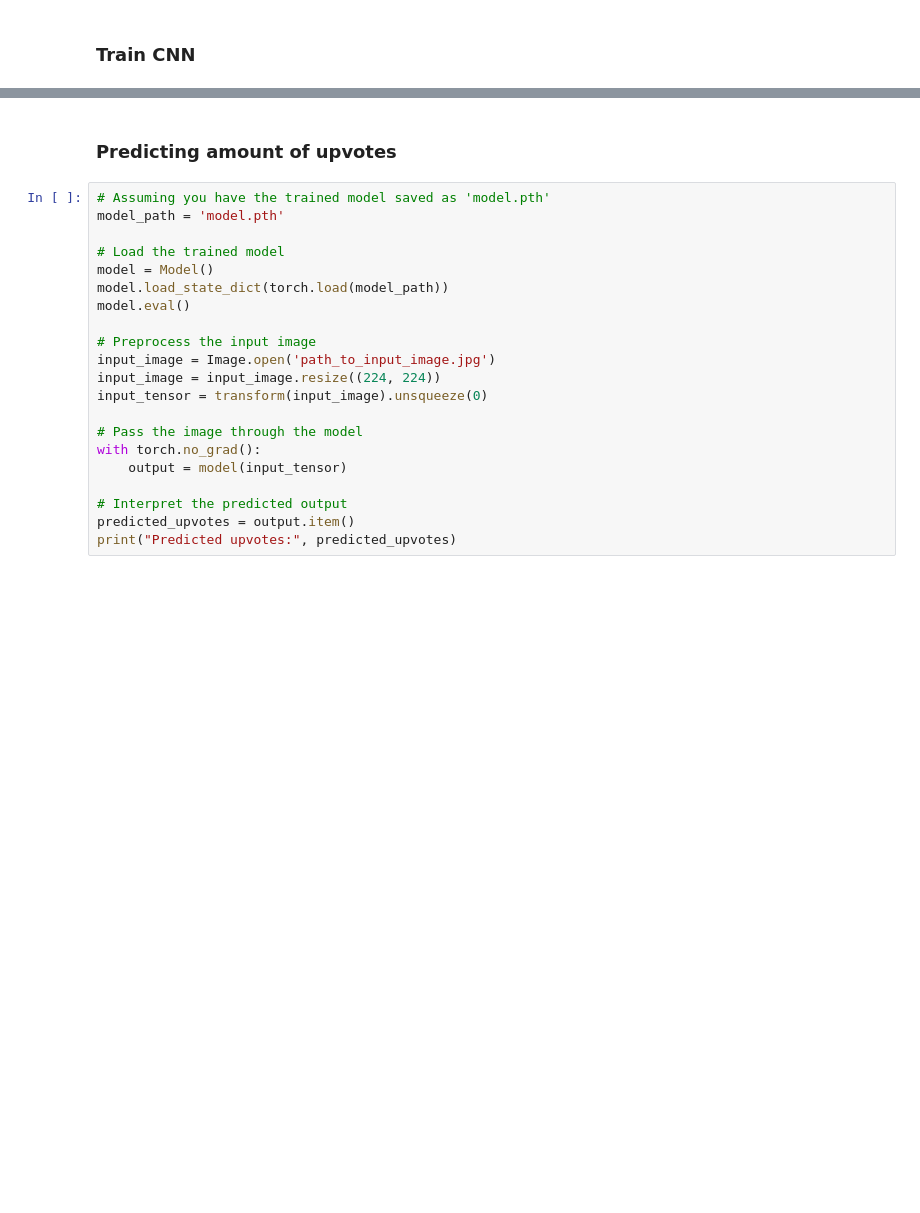
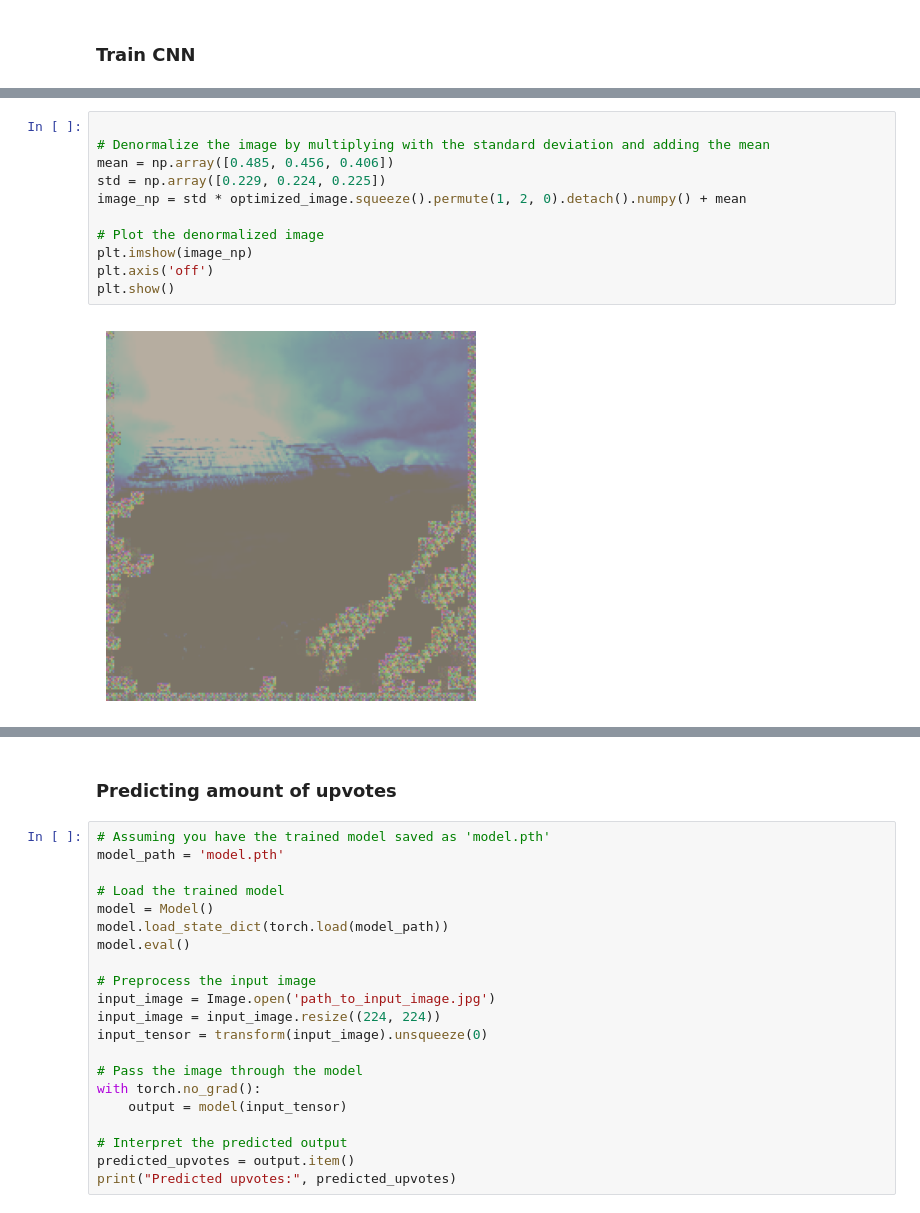
Before and after one commit to ChristofferDreist/RedditUpvotes, a Jupyter notebook: Dataset download.ipynb, the cells around one changed output, grey strips where cells are left out. Drawn from its saved outputs; the diff is of its cells as text; blank space fills up the shorter version.

```diff
--- a/Dataset download.ipynb
+++ b/Dataset download.ipynb
@@ -471,3 +740,16 @@ Finished training.
+# %%
+
+# Denormalize the image by multiplying with the standard deviation and adding the mean
+mean = np.array([0.485, 0.456, 0.406])
+std = np.array([0.229, 0.224, 0.225])
+image_np = std * optimized_image.squeeze().permute(1, 2, 0).detach().numpy() + mean
+
+# Plot the denormalized image
+plt.imshow(image_np)
+plt.axis('off')
+plt.show()
+# %% [output]
+[figure, added]
 # %%
 
 
```
Also changed, not shown: parts of 35 cells of this notebook.
